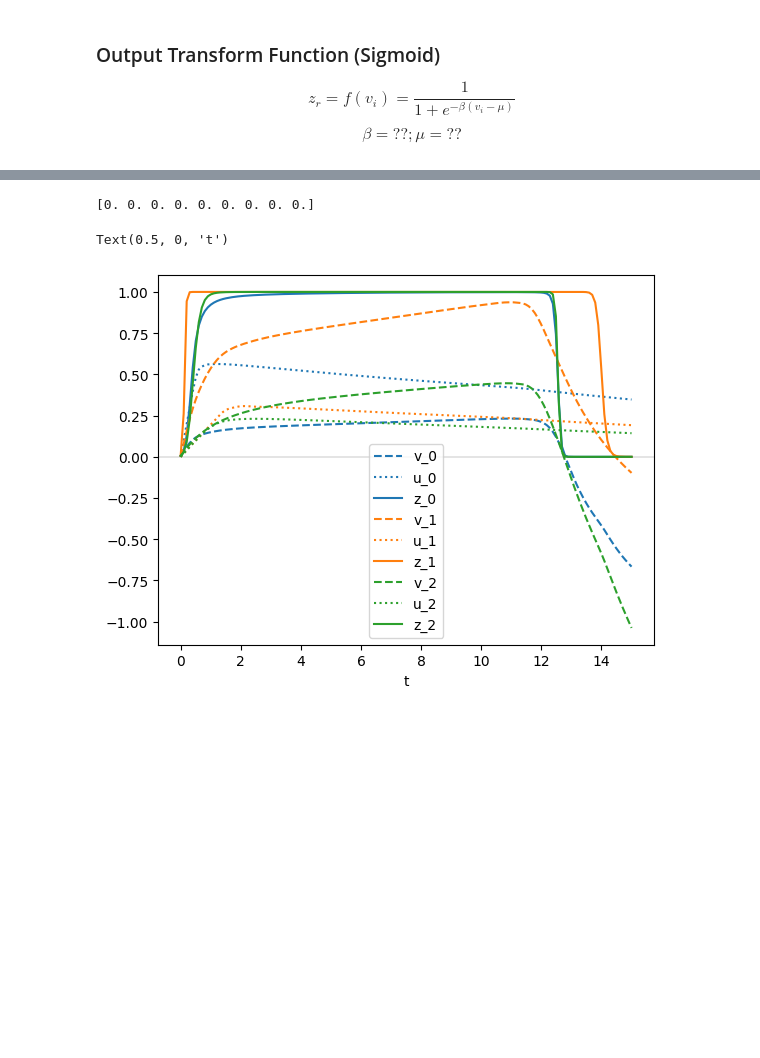
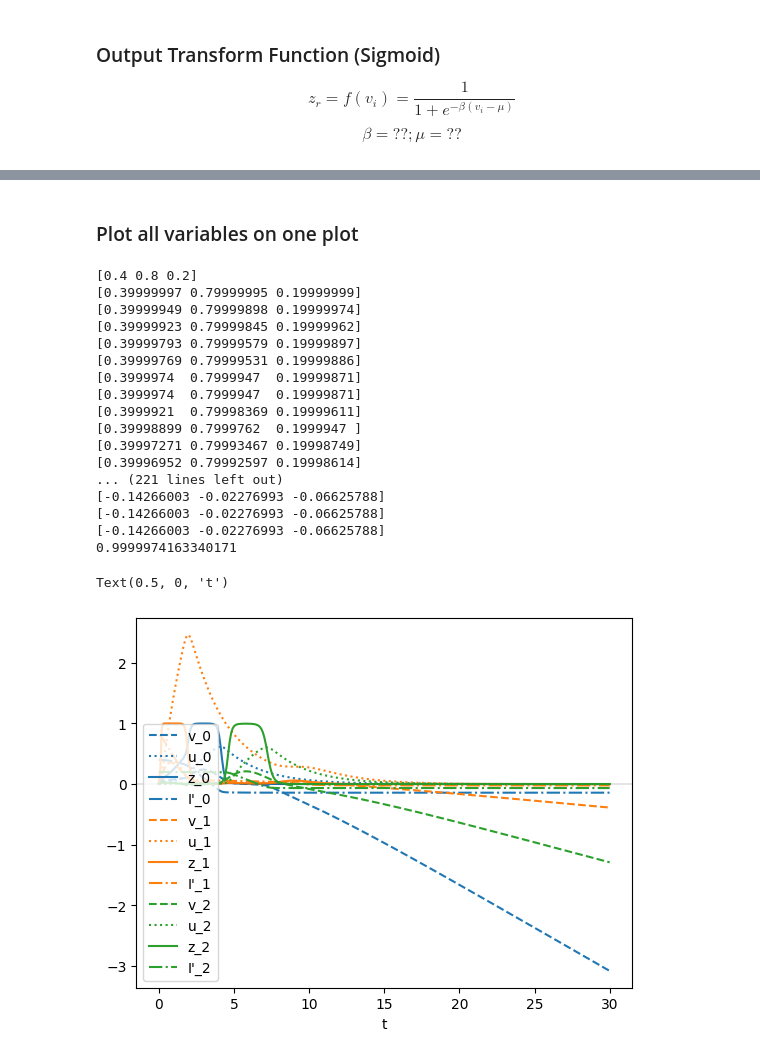
Before and after one commit to r-schad/Code-Ring-Network, a Jupyter notebook: experiments/multiple_ring_neurons/multiple_ring_neurons.ipynb, the cells around one changed output, grey strips where cells are left out. Cells and saved outputs as stored; diff of their text form; code cells hidden in the pictures; blank space fills up the shorter version.

Commit message:
fixed equations so now using correct variables

```diff
--- a/experiments/multiple_ring_neurons/multiple_ring_neurons.ipynb
+++ b/experiments/multiple_ring_neurons/multiple_ring_neurons.ipynb
@@ -18,7 +21,7 @@ import os
 $$z_{r}=f(v_{i})=\frac{1}{1+e^{-\beta (v_{i} - \mu)}}$$
 $$\beta = ??; \mu = ??$$
 # %%
-def transform(v, beta, mu):
+def sigmoid(v, beta, mu):
     return 1 / (1 + (np.e ** ((-1*beta) * (v - mu))))
 # %% [markdown]
 ### New Equations
@@ -48,69 +53,82 @@ def doodle(t, state, p):
     '''
     v = state[0:p['N']]
     u = state[p['N']:2*p['N']]
-    cumul_z = state[2*p['N']:]
+    I_prime = state[2*p['N']:]
+    print(I_prime)
 
-    assert set([v.shape[0], u.shape[0], cumul_z.shape[0]]) == set([p['N']]), f"State's shapes don't match! {v.shape, u.shape, cumul_z.shape}"
+    assert set([v.shape[0], u.shape[0], I_prime.shape[0]]) == set([p['N']]), f"State's shapes don't match! {v.shape, u.shape, I_prime.shape}"
 
-    z = transform(v, p['beta'], p['mu'])
-    I_prime = p['I'] - transform(p['phi'] * cumul_z, p['beta'], p['mu'])
+    z = sigmoid(v, p['beta'], p['mu'])
 
     # calculate dv/dt and du/dt
     inhibition_vec = 1 - (p['alpha'] * np.dot(z, 1 - np.eye(p['N']))) # multiply by the sum of *other* neuron's outputs
-    new_v = (1 / p['tau']) * ((-1 * p['lambda'] * u * v) + (I_prime * inhibition_vec))
-    new_z = transform(new_v, p['beta'], p['mu'])
-    new_u = (-1 * p['rho'] * u) + (p['gamma'] * (new_z) / (p['c'] + p['epsilon']))
-    new_cumul_z = cumul_z + new_z
+    dv = (1 / p['tau']) * ((-1 * p['lambda'] * u * v) + (I_prime * inhibition_vec))
+    du = (-1 * p['rho'] * u) + (p['gamma'] * (z) / (p['c'] + p['epsilon']))
+    dI_prime = -1 * p['phi'] * p['I'] * z
 
     # join v and u back together to be returned
-    return np.array((new_v, new_u, new_cumul_z)).reshape(3*p['N'])
+    return np.array((dv, du, dI_prime)).reshape(3*p['N'])
+# %% [markdown]
+### Plot all variables on one plot
 # %%
-import matplotlib.colors as mcolors
-COLORS = mcolors.TABLEAU_COLORS
-COLORS = list(COLORS.values())
-
-t = np.linspace(0, 15, 150)
+t = np.linspace(0, 30, 300)
 
 v = np.array([0.0, 0.0, 0.0])
 u = np.array([0.0, 0.0, 0.0])
-I = np.array([0.35, 0.8, 0.3])
-c = np.array([0.1, 0.5, 0.5])
-cumul_z = np.zeros(3)
+I = np.array([0.4, 0.8, 0.2])
+c = np.array([0.5, 0.9, 0.5])
 
 params = {
     'N': 3,
     'tau': 1.0,
-    'lambda': 2,
-    'alpha': 0.2,
+    'lambda': 1,
+    'alpha': 0.9,
     'I': I,
-    'phi': 0.000001,
-    'rho': 0.05,
-    'gamma': 0.1,
+    'rho': 0.4,
+    'gamma': 0.2,
     'c': c,
-    'epsilon': 0.0001,
+    'epsilon': 0.00001,
     'beta': 50.0,
-    'mu': 0.1
+    'mu': 0.1,
+    'phi': 0.5
 }
 
-state = np.array((v, u, cumul_z)).reshape(3*params['N'])
-print(state)
+state = np.array((v, u, I)).reshape(3*params['N'])
 result = solve_ivp(fun=lambda t, state: doodle(t, state, params), t_span=(min(t), max(t)), t_eval=t, y0=state)
-v_series = result.y[:3,]
-z_series = transform(v_series, params['beta'], params['mu'])
-u_series = result.y[3:,]
-
+v_series = result.y[:params['N'],]
+z_series = sigmoid(v_series, params['beta'], params['mu'])
+u_series = result.y[params['N']:2*params['N'],]
+I_prime_series = result.y[2*params['N']:,]
+print(np.max(z_series))
 fig,ax = plt.subplots()
 for i in range(params['N']):
     color = COLORS[i]
     ax.plot(t, v_series[i], label=f'v_{i}', c=color, linestyle='dashed')
     ax.plot(t, u_series[i], label=f'u_{i}', c=color, linestyle='dotted')
     ax.plot(t, z_series[i], label=f'z_{i}', c=color, linestyle='solid')
+    ax.plot(t, I_prime_series[i], label=f"I'_{i}", c=color, linestyle='dashdot')
     ax.axhline(y=0.0, c="black", linewidth=0.05)
 
 ax.legend()
 # ax.set_ylim([0, 1])
 ax.set_xlabel('t')
 # %% [output]
-[0. 0. 0. 0. 0. 0. 0. 0. 0.]
+[0.4 0.8 0.2]
+[0.39999997 0.79999995 0.19999999]
+[0.39999949 0.79999898 0.19999974]
+[0.39999923 0.79999845 0.19999962]
+[0.39999793 0.79999579 0.19999897]
+[0.39999769 0.79999531 0.19999886]
+[0.3999974  0.7999947  0.19999871]
+[0.3999974  0.7999947  0.19999871]
+[0.3999921  0.79998369 0.19999611]
+[0.39998899 0.7999762  0.1999947 ]
+[0.39997271 0.79993467 0.19998749]
+[0.39996952 0.79992597 0.19998614]
+... (221 lines left out)
+[-0.14266003 -0.02276993 -0.06625788]
+[-0.14266003 -0.02276993 -0.06625788]
+[-0.14266003 -0.02276993 -0.06625788]
+0.9999974163340171
 Text(0.5, 0, 't')
-[figure, old version]
+[figure, new version]
```
Also changed, not shown: parts of 4 cells of this notebook.
